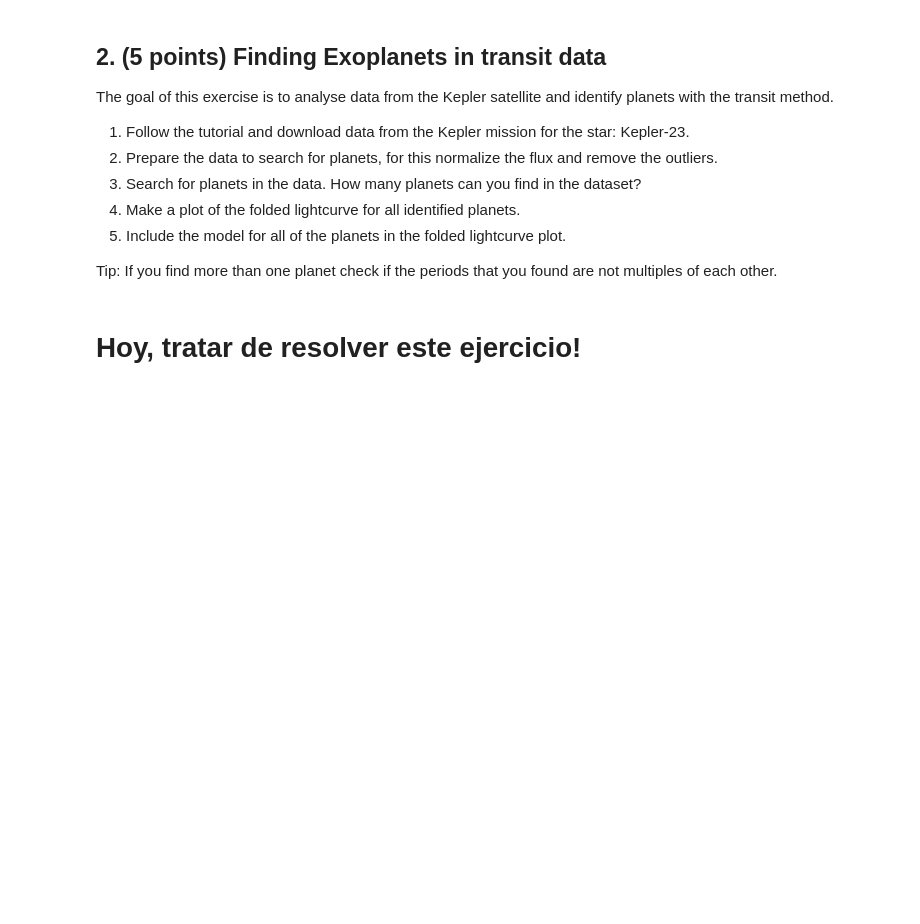
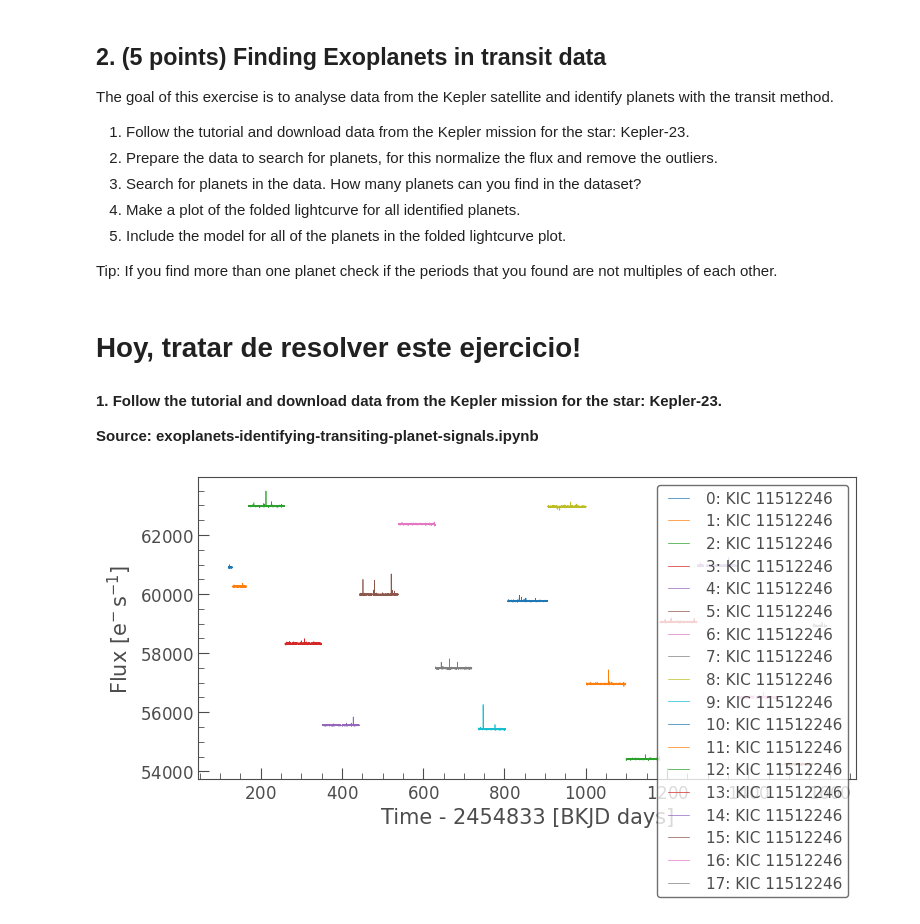
Before and after one commit to AthemFR/intro_astrophysical_objects, a Jupyter notebook: Homework_2/Homework_2_Planets.ipynb, the cells around one changed output. Saved outputs shown, nothing was run; the diff lists cells and outputs as text; code cells hidden in the pictures; blank space fills up the shorter version.

```diff
--- a/Homework_2/Homework_2_Planets.ipynb
+++ b/Homework_2/Homework_2_Planets.ipynb
@@ -397,3 +433,7 @@ The goal of this exercise is to analyse data from the Kepler satellite and ident
 Tip: If you find more than one planet check if the periods that you found are not multiples of each other.
 # %% [markdown]
 # Hoy, tratar de resolver este ejercicio!
+# %% [markdown]
+**1. Follow the tutorial and download data from the Kepler mission for the star: Kepler-23.**
+
+**Source: exoplanets-identifying-transiting-planet-signals.ipynb**
@@ -399,0 +443,9 @@ Tip: If you find more than one planet check if the periods that you found are no
+# %%
+# Search for Kepler observations of Kepler-69
+search_result = lk.search_lightcurve('Kepler-23', author='Kepler', cadence='long')
+# Download all available Kepler light curves
+lc_collection = search_result.download_all()
+# %%
+lc_collection.plot();
+# %% [output]
+[figure, added]
```
Also changed, not shown: parts of 20 cells of this notebook, 1 other file.
